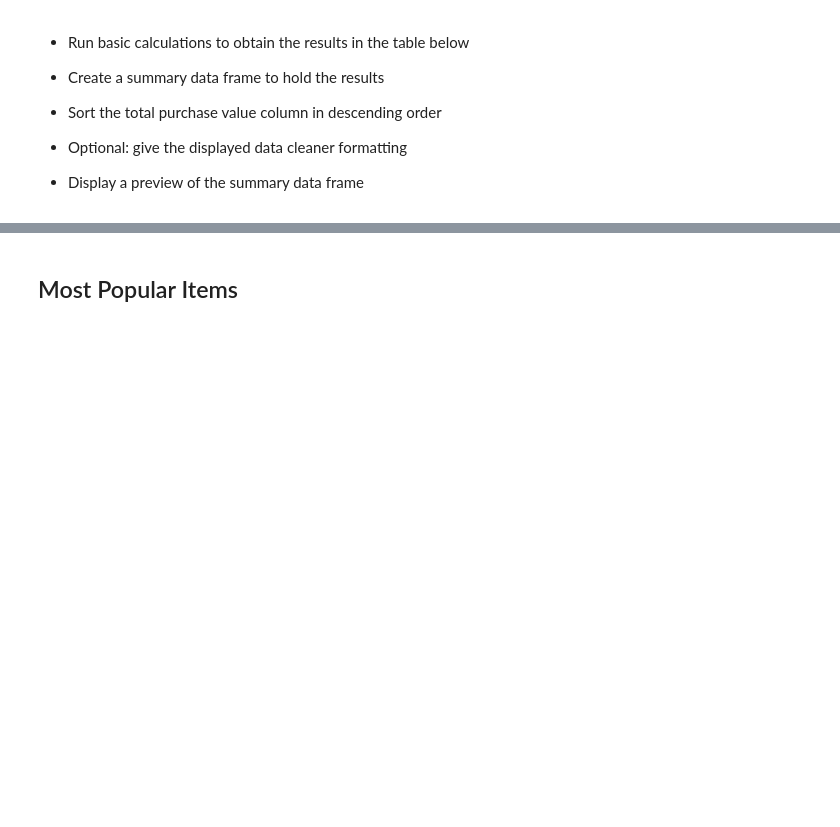
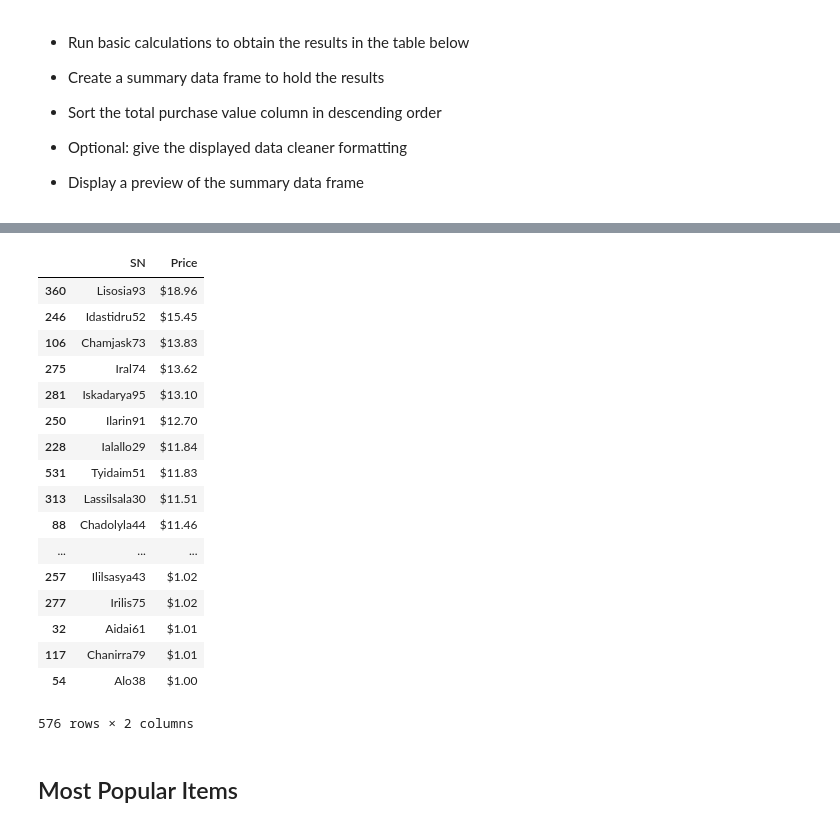
Before and after one commit to tduszyk/HeroesOfPymoli, a Jupyter notebook: HeroesOfPymoli_starter.ipynb, the cells around one changed output, grey strips where cells are left out. Cells and saved outputs as stored; diff of their text form; code cells hidden in the pictures; blank space fills up the shorter version.

Commit message:
Top Spenders and Most Popular - Unfinished

```diff
--- a/HeroesOfPymoli_starter.ipynb
+++ b/HeroesOfPymoli_starter.ipynb
@@ -199,7 +199,7 @@ See the caveats in the documentation: http://pandas.pydata.org/pandas-docs/stabl
 # %%
 bins = [0, 10, 14, 19, 24, 29, 34, 39, 46]
 group_names = ["<10", "10-14", "15-19", "20-24", "25-29", "30-34", "35-39", "40+"]
-purchase_data["Age Groups"] = pd.cut(purchase_data["Age"], bins, labels=group_names)
+purchase_data[""] = pd.cut(purchase_data["Age"], bins, labels=group_names)
 purchase_data_grouped = purchase_data.groupby("")
 purchase_data_grouped = purchase_data_grouped[""].count()
 Purchasing_Analysis_df = pd.DataFrame(purchase_data.groupby("").agg({"Price": ['count', 'mean', 'sum']}))
@@ -245,3 +236,27 @@ Purchasing_Analysis_df
+# %%
+#purchase_data['SN'].head()
+top_spenders_df = purchase_data.groupby(['SN'], as_index=False)['Price'].sum()
+top_spenders_df = top_spenders_df.sort_values(by=['Price'], ascending=False)
+top_spenders_df
+# %% [output]
+|  | SN | Price |
+| 360 | Lisosia93 | $18.96 |
+| 246 | Idastidru52 | $15.45 |
+| 106 | Chamjask73 | $13.83 |
+| 275 | Iral74 | $13.62 |
+| 281 | Iskadarya95 | $13.10 |
+| 250 | Ilarin91 | $12.70 |
+| 228 | Ialallo29 | $11.84 |
+| 531 | Tyidaim51 | $11.83 |
+| 313 | Lassilsala30 | $11.51 |
+| 88 | Chadolyla44 | $11.46 |
+| ... | ... | ... |
+| 257 | Ililsasya43 | $1.02 |
+| 277 | Irilis75 | $1.02 |
+| 32 | Aidai61 | $1.01 |
+| 117 | Chanirra79 | $1.01 |
+| 54 | Alo38 | $1.00 |
+576 rows × 2 columns
 # %% [markdown]
 ## Most Popular Items
 # %% [markdown]
```
Also changed, not shown: parts of 5 cells of this notebook.
